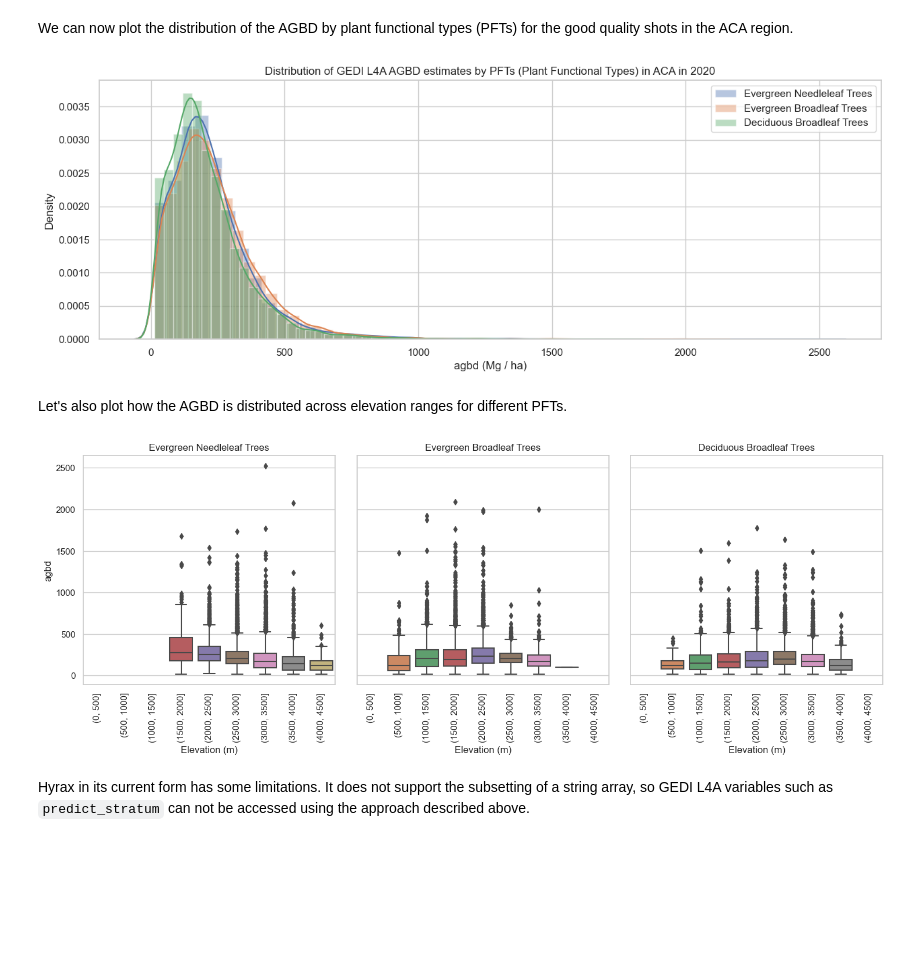
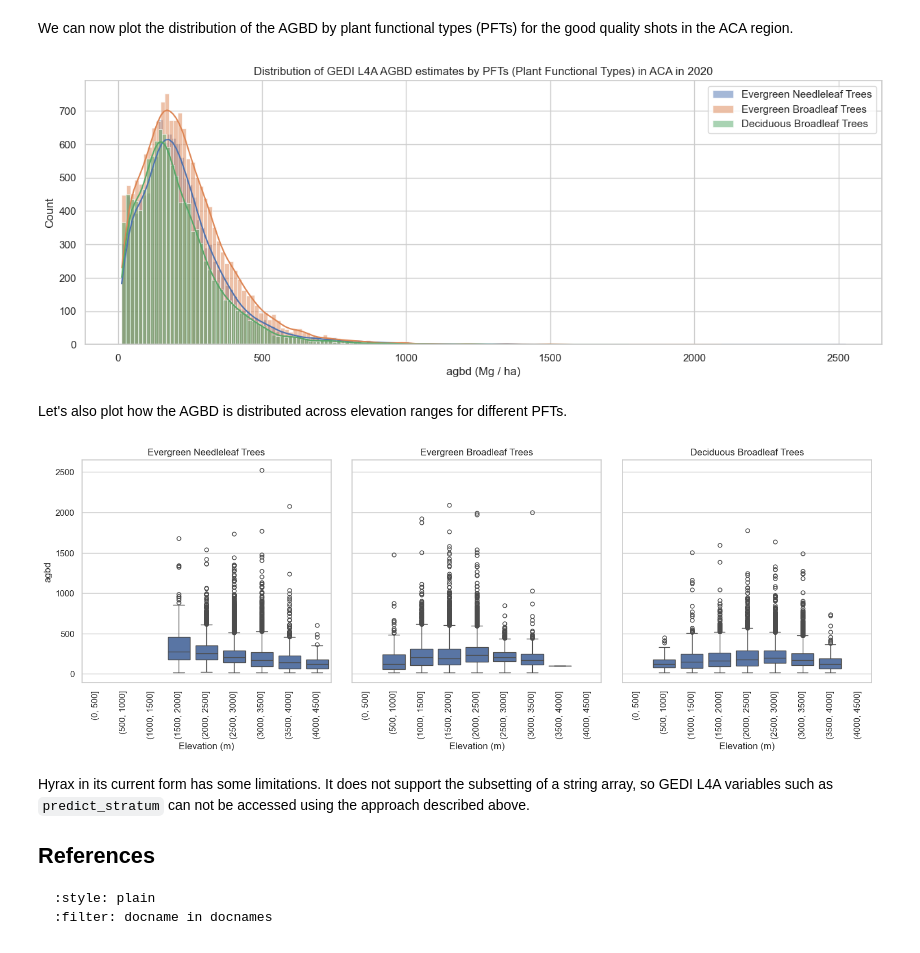
Before and after one commit to ornldaac/gedi_tutorials, a Jupyter notebook: notebooks/gedi_l4a_access_hyrax.ipynb, the cells around one changed output. Saved outputs shown, nothing was run; the diff lists cells and outputs as text; code cells hidden in the pictures; blank space fills up the shorter version.

Commit message:
updates for earthaccess

````diff
--- a/notebooks/gedi_l4a_access_hyrax.ipynb
+++ b/notebooks/gedi_l4a_access_hyrax.ipynb
@@ -109,0 +49,22 @@ opendap_arr[:3]
+# %%
+# GEDI L4A DOI
+DOI = '10.3334/ORNLDAAC/2056'
+
+# time-bound for the year 2020
+DATE1 = "2020-01-01" # specify your start date
+DATE2 = "2020-12-31"  # specify your end date
+
+# bounding lon, lat as a list of tuples
+aca.geometry = aca.geometry.apply(orient, args=(1,))
+# simplifying the polygon to bypass the coordinates
+# limit of the CMR with a tolerance of .005 degrees
+xy = aca.geometry.simplify(0.005).get_coordinates()
+coord_list = [(x,y) for x,y in zip(xy.x , xy.y)]
+
+granules = earthaccess.search_data(
+    doi=DOI,
+    polygon=coord_list,
+    temporal=(DATE1, DATE2)
+)
+total_granules = len(granules)
+print(f"Total granules found: {total_granules}")
@@ -121,3 +78,6 @@ session = setup_session(username, password, check_url="https://opendap.earthdata
+# %%
+# Setting up the python session
+session = earthaccess.get_requests_https_session()
 # %% [markdown]
 OPeNDAP allows access to the dataset of interest, so you can only download the variables you are interested in and, by doing so, save the download bandwidth. We are interested in the following selected science variables for all the eight GEDI beams for this tutorial.
 # %%
@@ -125,5 +85,5 @@ OPeNDAP allows access to the dataset of interest, so you can only download the v
 variables = ['agbd', 'l4_quality_flag', 'land_cover_data/pft_class']
 
 # beams of interest
-beams = ['BEAM0000', 'BEAM0001', 'BEAM0010', 'BEAM0011', 'BEAM0101', 'BEAM0110', 'BEAM1000', 'BEAM1011']
+BEAMS = ['BEAM0000', 'BEAM0001', 'BEAM0010', 'BEAM0011', 'BEAM0101', 'BEAM0110', 'BEAM1000', 'BEAM1011']
 # %% [markdown]
@@ -131,11 +91,5 @@ We will save the data retrieved from OPeNDAP into the following CSV file.
 # %%
-# output CSV file
-out_csv = 'subsets/aca_gedi_l4a.csv'
-
 # setting header variables
 headers = ['lat_lowestmode', 'lon_lowestmode', 'elev_lowestmode', 'shot_number']
 headers.extend(variables)
-
-with open(out_csv, "w") as f:
-    f.write(','.join(headers)+'\n')
 # %% [markdown]
@@ -220,26 +164,26 @@ We can now plot the distribution of the AGBD by plant functional types (PFTs) fo
 # %%
 # MCD12Q1 PFT types
 pft_legend = {0 : 'Water Bodies', 1: 'Evergreen Needleleaf Trees', 2: 'Evergreen Broadleaf Trees',
               3: 'Deciduous Needleleaf Trees',  4: 'Deciduous Broadleaf Trees', 5: 'Shrub', 6: 'Grass',
               7: 'Cereal Croplands', 8: 'Broadleaf Croplands', 9: 'Urban and Built-up Lands',
               10: 'Permanent Snow and Ice', 11: 'Barren', 255: 'Unclassified'}
 
 # creating mask with good quality shots and trees/shrubs pft class
-mask = (l4a_df['l4_quality_flag']==1) & (l4a_df['land_cover_data/pft_class'] <= 5 )
+mask = (l4a_gdf['l4_quality_flag']==1) & (l4a_gdf['land_cover_data/pft_class'] <= 5 )
 plt.figure(figsize=(15,5))
-ax = l4a_df[mask].groupby('land_cover_data/pft_class')['agbd'].\
-            apply(lambda x: sns.distplot(x, label = pft_legend[x.name], hist=True))
+ax = l4a_gdf[mask].groupby('land_cover_data/pft_class')['agbd'].\
+            apply(lambda x: sns.histplot(x, label = pft_legend[x.name], kde=True))
 plt.xlabel('agbd (Mg / ha)')
 plt.title('Distribution of GEDI L4A AGBD estimates by PFTs (Plant Functional Types) in ACA in 2020')
 plt.legend()
 plt.show()
 # %% [output]
-[figure, old version]
+[figure, new version]
 # %% [markdown]
 Let's also plot how the AGBD is distributed across elevation ranges for different PFTs.
 # %%
-l4a_df['elev_bin']=pd.cut(l4a_df['elev_lowestmode'], bins =range(0, 5000, 500))
-g = sns.catplot(x = "elev_bin", y = "agbd", data = l4a_df[mask], col="land_cover_data/pft_class", kind="box")
+l4a_gdf['elev_bin']=pd.cut(l4a_gdf['elev_lowestmode'], bins =range(0, 5000, 500))
+g = sns.catplot(x = "elev_bin", y = "agbd", data = l4a_gdf[mask], col="land_cover_data/pft_class", kind="box")
 g.set_xticklabels(rotation=90)
 g.set_titles("{col_name}")
 for ax in g.axes.flat:
@@ -247,6 +191,12 @@ for ax in g.axes.flat:
 g.set_axis_labels("Elevation (m)")
 sns.despine(top=False, right=False, left=False, bottom=False, offset=None, trim=False)
 # %% [output]
-[figure, old version]
+[figure, new version]
 # %% [markdown]
 Hyrax in its current form has some limitations. It does not support the subsetting of a string array, so GEDI L4A variables such as `predict_stratum` can not be accessed using the approach described above.
+
+## References
+```{bibliography}
+:style: plain
+:filter: docname in docnames
+```
````
Also changed, not shown: parts of 23 cells of this notebook, 50 other files.
